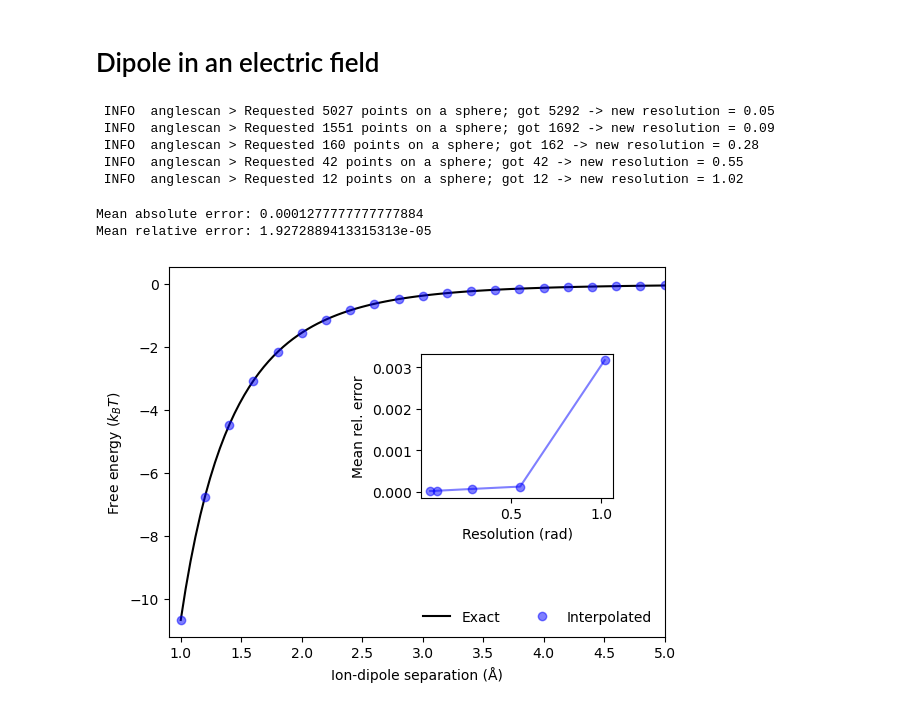
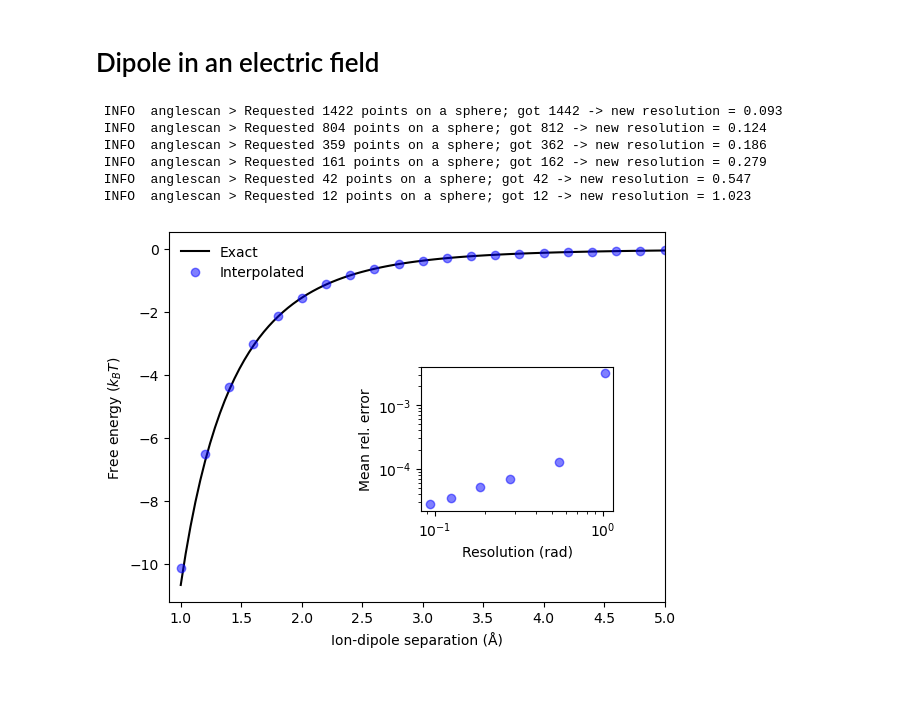
Before and after one commit to mlund/faunus-rs, a Jupyter notebook: anglescan/src/notebook.ipynb, the cells around one changed output. Saved outputs shown, nothing was run; the diff lists cells and outputs as text; code cells hidden in the pictures.

```diff
--- a/anglescan/src/notebook.ipynb
+++ b/anglescan/src/notebook.ipynb
@@ -66,7 +66,7 @@ def run_dipole(resolution: float, mu):
 # %%
 mu = 2.0 # Dipole moment scalar
 q = 1.0  # Charge for generating a field
-resolutions = [0.05, 0.09, 0.28, 0.55, 1.02]
+resolutions = [0.094, 0.125, 0.187, 0.279, 0.547, 1.023]
 abs_errs = []
 rel_errs = []
 abs_errs_interpolated = []
@@ -79,42 +79,37 @@ for res in resolutions:
     abs_errs_interpolated.append(np.abs((exact - interpolated)).mean())
     rel_errs_interpolated.append(np.abs((exact - interpolated) / exact).mean())
 # %% [output]
- INFO  anglescan > Requested 5027 points on a sphere; got 5292 -> new resolution = 0.05
- INFO  anglescan > Requested 1551 points on a sphere; got 1692 -> new resolution = 0.09
- INFO  anglescan > Requested 160 points on a sphere; got 162 -> new resolution = 0.28
- INFO  anglescan > Requested 42 points on a sphere; got 42 -> new resolution = 0.55
- INFO  anglescan > Requested 12 points on a sphere; got 12 -> new resolution = 1.02
+ INFO  anglescan > Requested 1422 points on a sphere; got 1442 -> new resolution = 0.093
+ INFO  anglescan > Requested 804 points on a sphere; got 812 -> new resolution = 0.124
+ INFO  anglescan > Requested 359 points on a sphere; got 362 -> new resolution = 0.186
+ INFO  anglescan > Requested 161 points on a sphere; got 162 -> new resolution = 0.279
+ INFO  anglescan > Requested 42 points on a sphere; got 42 -> new resolution = 0.547
+ INFO  anglescan > Requested 12 points on a sphere; got 12 -> new resolution = 1.023
 # %%
 fig, ax1 = plt.subplots()
-# These are in unitless percentages of the figure size. (0,0 is bottom left)
-left, bottom, width, height = [0.52, 0.4, 0.3, 0.3]
+# unitless percentages of the figure size. (0,0 is bottom left)
+left, bottom, width, height = [0.52, 0.3, 0.3, 0.3]
 ax2 = fig.add_axes([left, bottom, width, height])
 
 r = np.linspace(1, 5, 100)
 ax1.plot(r, iondipole(r, q, mu), 'k-', label="Exact")
-# plt.plot(r, iondipole_approx(r, q, mu), "--", label="Approx")
 
-res = 0.05
+# main plot for a single resolution, only
+res = 0.125
 r, w, exact, interpolated = np.loadtxt(f"ion-dipole_res{res}.dat", unpack=True)
-# ax1.plot(r, w, 'bo', label="Vertex sum", alpha=0.5, ms=8)
 ax1.plot(r, interpolated, 'bo', label=r"Interpolated", alpha=0.5)
 ax1.set_xlim(1-0.1, 5)
-ax1.legend(loc=0, frameon=False, ncol=2)
+ax1.legend(loc=0, frameon=False, ncol=1)
 ax1.set_xlabel("Ion-dipole separation (Å)")
 ax1.set_ylabel("Free energy ($k_BT$)")
 
 # inset
 ax2.set_xlabel("Resolution (rad)")
 ax2.set_ylabel("Mean rel. error")
 ax2.set_yscale("log")
-ax2.plot(resolutions, rel_errs, "bo-", label='Vertex sum', alpha=0.5)
-# ax2.plot(resolutions, rel_errs_interpolated, "rs-", label=r"Interpolation", alpha=0.5)
+ax2.set_xscale("log")
+ax2.plot(resolutions, rel_errs, "bo", label='Vertex sum', alpha=0.5)
 
 fig.savefig("ion-dipole.pdf", bbox_inches="tight")
-
-print("Mean absolute error:", np.abs((exact - w)).mean())
-print("Mean relative error:", np.abs((exact - w) / exact).mean())
 # %% [output]
-Mean absolute error: 0.0001277777777777884
-Mean relative error: 1.9272889413315313e-05
-[figure, old version]
+[figure, new version]
```
Also changed, not shown: 2 other files.
